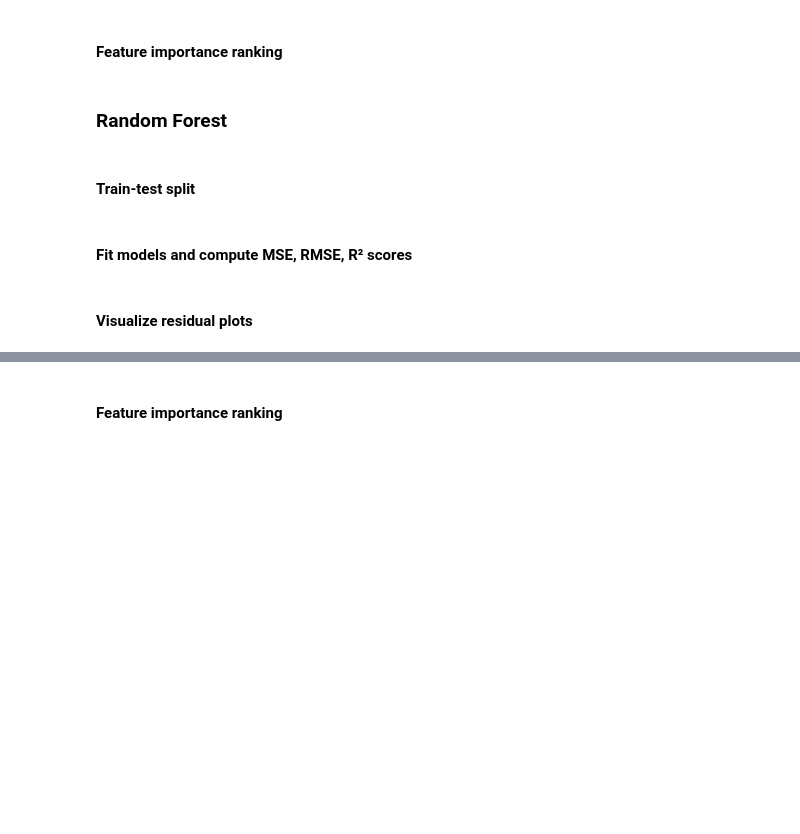
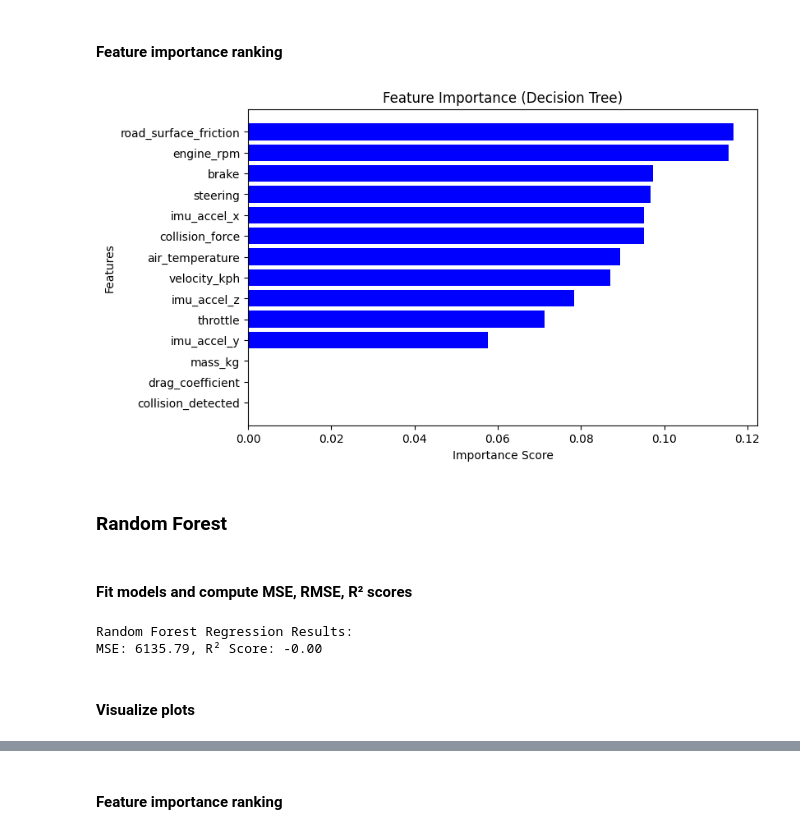
Before and after one commit to CanoniCarLTD/Canonicar_DS, a Jupyter notebook: Canonicar_DS.ipynb, the cells around one changed output, grey strips where cells are left out. Drawn from its saved outputs; the diff is of its cells as text; code cells hidden in the pictures; blank space fills up the shorter version.

```diff
--- a/Canonicar_DS.ipynb
+++ b/Canonicar_DS.ipynb
@@ -35,6 +222,20 @@
 # %% [markdown]
 #### Feature importance ranking
+# %%
+# Get feature importance scores
+feature_importance = dt_regressor.feature_importances_
+
+importance_df = pd.DataFrame({"Feature": X.columns, "Importance": feature_importance})
+importance_df = importance_df.sort_values(by="Importance", ascending=False)
+
+plt.figure(figsize=(8,5))
+plt.barh(importance_df["Feature"], importance_df["Importance"], color="blue")
+plt.xlabel("Importance Score")
+plt.ylabel("Features")
+plt.title("Feature Importance (Decision Tree)")
+plt.gca().invert_yaxis()  # Highest importance on top
+plt.show()
+# %% [output]
+[figure, added]
 # %% [markdown]
 ### Random Forest
-# %% [markdown]
-#### Train-test split
@@ -43,2 +250,10 @@
+# %%
+mse_rf = mean_squared_error(y_test, y_pred_rf)
+r2_rf = r2_score(y_test, y_pred_rf)
+
+print(f"Random Forest Regression Results:\nMSE: {mse_rf:.2f}, R² Score: {r2_rf:.2f}")
+# %% [output]
+Random Forest Regression Results:
+MSE: 6135.79, R² Score: -0.00
 # %% [markdown]
-#### Visualize residual plots
+#### Visualize plots
```
Also changed, not shown: parts of 68 cells of this notebook.
